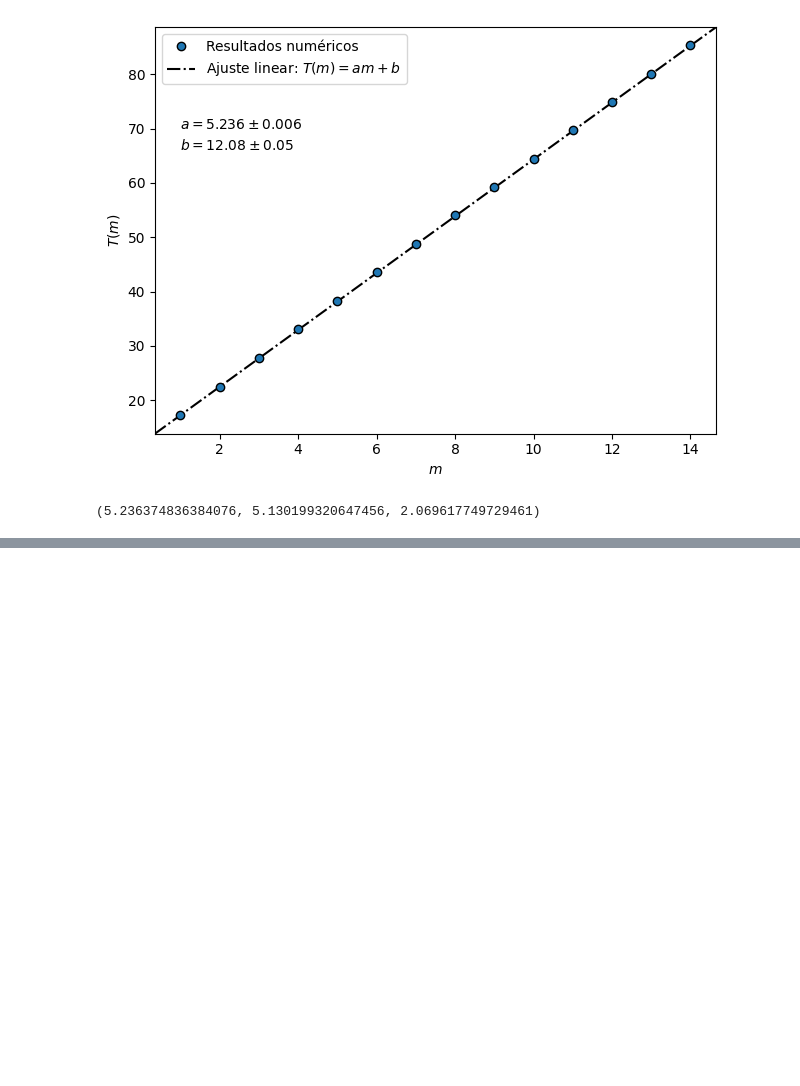
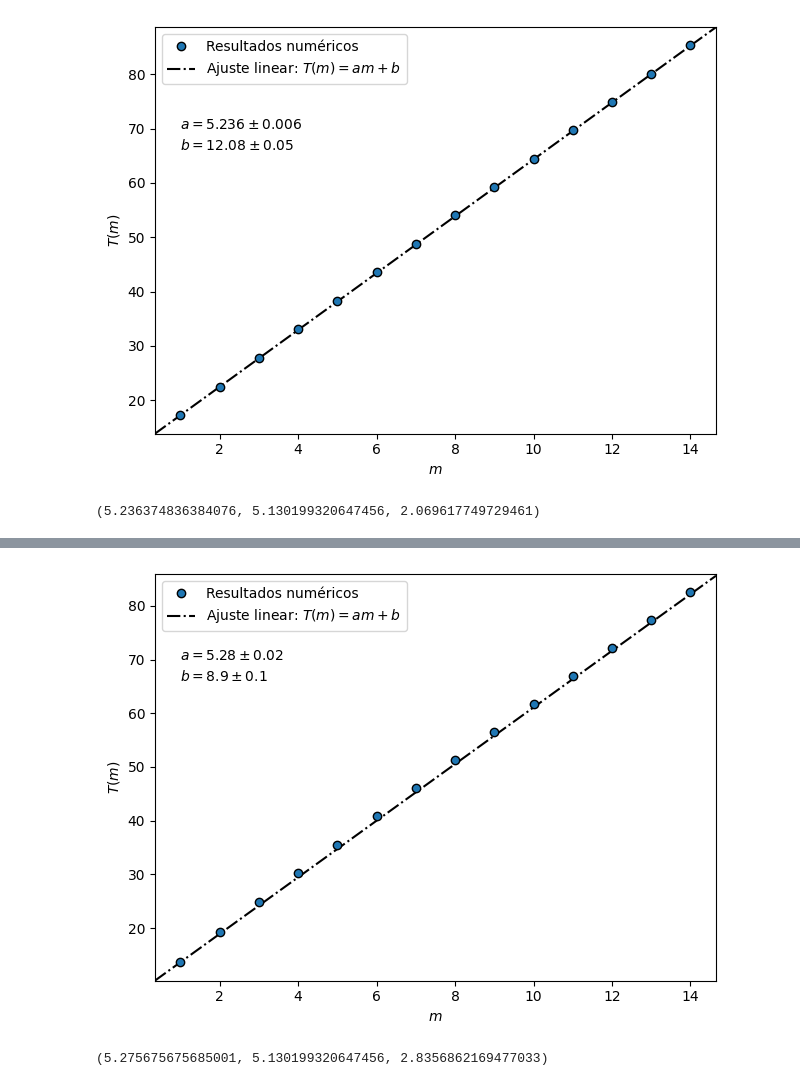
Before and after one commit to JairoSSantos/parallel-kink-scattering, a Jupyter notebook: notebooks/fractal-structure.ipynb, the cells around one changed output, grey strips where cells are left out. Saved outputs shown, nothing was run; the diff lists cells and outputs as text; code cells hidden in the pictures; blank space fills up the shorter version.

Commit message:
Ressonance

```diff
--- a/notebooks/fractal-structure.ipynb
+++ b/notebooks/fractal-structure.ipynb
@@ -516,3 +535,7 @@ a, c, abs(c-a)/c*100
 # %% [output]
 [figure]
 (5.236374836384076, 5.130199320647456, 2.069617749729461)
+# %%
+%%time
+initial_three_range = get_initial_ranges(0.230926, 0    , Nk=3000, n=3)
+initial_three_range
@@ -518,0 +562,4 @@ a, c, abs(c-a)/c*100
+# %%
+%%time
+three_bounces, sim_amount = grind(initial_three_range, n=3, epsilon=1e-8)
+three_bounces
@@ -518,0 +590,3 @@ a, c, abs(c-a)/c*100
+# %%
+T3 = get_bounces_distance((v1 for v1, _ in three_bounces if not np.isnan(v1)), 2, 3)[:-2]
+T3, len(T3)
@@ -518,0 +609,24 @@ a, c, abs(c-a)/c*100
+# %%
+m = np.arange(len(T3)) + 1
+plt.plot(m, T3, 'o', c='tab:blue', markeredgecolor='k', label='Resultados numéricos')
+
+(a, b), pcov = curve_fit(linear, m, T3)
+da, db = np.sqrt(np.diag(pcov))
+plt.axline((m[0], T3[0]), slope=a, ls='-.', c='k', zorder=0, label=r'Ajuste linear: $T(m) = am + b$')
+plt.text(1, 70, r'$a = %s \pm %s$'%sig_digits(a, da))
+plt.text(1, 66, r'$b = %s \pm %s$'%sig_digits(b, db))
+
+plt.legend()
+plt.xlabel(r'$m$')
+plt.ylabel(r'$T(m)$')
+
+plt.tight_layout()
+plt.savefig('reports/anninos/ressonance_3.png')
+plt.show()
+
+w1 = 3**0.5/delta(LAMB)
+c = 2*np.pi/w1
+a, c, abs(c-a)/c*100
+# %% [output]
+[figure, added]
+(5.275675675685001, 5.130199320647456, 2.8356862169477033)
```
Also changed, not shown: parts of 10 cells of this notebook, 2 other files.
